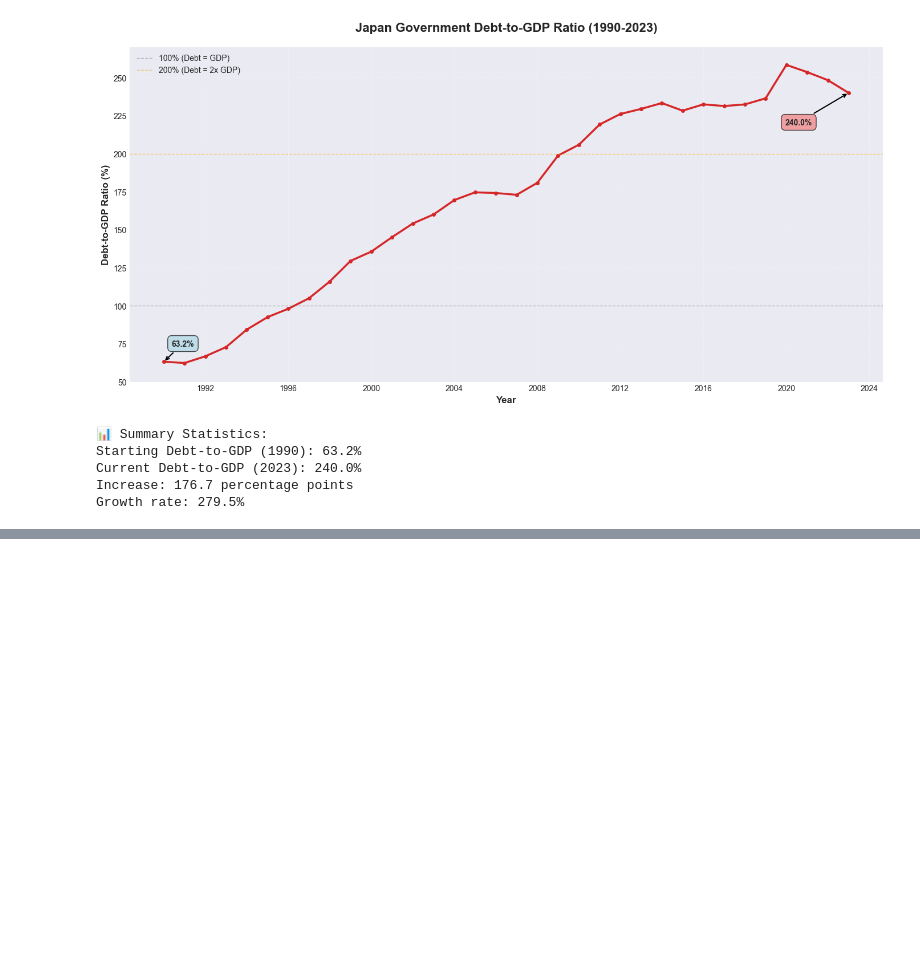
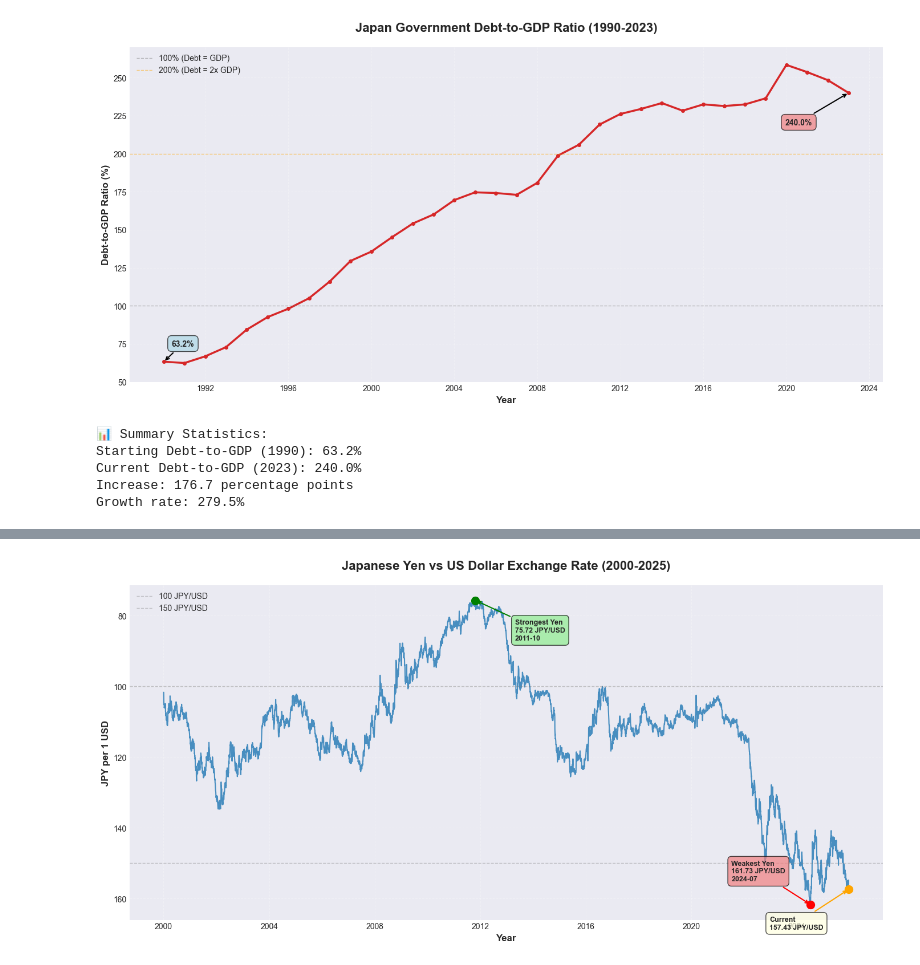
Before and after one commit to alpcakin/substack-japan-debt-analysis, a Jupyter notebook: japan_debt_analysis.ipynb, the cells around one changed output, grey strips where cells are left out. Cells and saved outputs as stored; diff of their text form; code cells hidden in the pictures; blank space fills up the shorter version.

Commit message:
JPY/USD data fetch and plotting the graph

```diff
--- a/japan_debt_analysis.ipynb
+++ b/japan_debt_analysis.ipynb
@@ -181,0 +232,82 @@ Growth rate: 279.5%
+# %%
+
+fig, ax = plt.subplots(figsize=(14, 7))
+
+
+ax.plot(df_jpyusd['date'], df_jpyusd['exchange_rate'],
+        linewidth=1.5, color='#1f77b4', alpha=0.8)
+
+
+ax.set_title('Japanese Yen vs US Dollar Exchange Rate (2000-2025)',
+             fontsize=16, fontweight='bold', pad=20)
+ax.set_xlabel('Year', fontsize=12, fontweight='bold')
+ax.set_ylabel('JPY per 1 USD', fontsize=12, fontweight='bold')
+
+
+ax.grid(True, alpha=0.3, linestyle='--')
+
+
+min_idx = df_jpyusd['exchange_rate'].idxmin()
+max_idx = df_jpyusd['exchange_rate'].idxmax()
+
+
+ax.scatter(df_jpyusd.loc[min_idx, 'date'],
+          df_jpyusd.loc[min_idx, 'exchange_rate'],
+          color='green', s=100, zorder=5)
+ax.annotate(f'Strongest Yen\n{df_jpyusd.loc[min_idx, "exchange_rate"]:.2f} JPY/USD\n{df_jpyusd.loc[min_idx, "date"].strftime("%Y-%m")}',
+            xy=(df_jpyusd.loc[min_idx, 'date'], df_jpyusd.loc[min_idx, 'exchange_rate']),
+            xytext=(50, -50), textcoords='offset points',
+            fontsize=9, fontweight='bold',
+            bbox=dict(boxstyle='round,pad=0.5', facecolor='lightgreen', alpha=0.7),
+            arrowprops=dict(arrowstyle='->', color='green', lw=1.5))
+
+
+ax.scatter(df_jpyusd.loc[max_idx, 'date'],
+          df_jpyusd.loc[max_idx, 'exchange_rate'],
+          color='red', s=100, zorder=5)
+ax.annotate(f'Weakest Yen\n{df_jpyusd.loc[max_idx, "exchange_rate"]:.2f} JPY/USD\n{df_jpyusd.loc[max_idx, "date"].strftime("%Y-%m")}',
+            xy=(df_jpyusd.loc[max_idx, 'date'], df_jpyusd.loc[max_idx, 'exchange_rate']),
+            xytext=(-100, 30), textcoords='offset points',
+            fontsize=9, fontweight='bold',
+            bbox=dict(boxstyle='round,pad=0.5', facecolor='lightcoral', alpha=0.7),
+            arrowprops=dict(arrowstyle='->', color='red', lw=1.5))
+
+
+current_value = df_jpyusd.iloc[-1]['exchange_rate']
+current_date = df_jpyusd.iloc[-1]['date']
+ax.scatter(current_date, current_value, color='orange', s=100, zorder=5)
+ax.annotate(f'Current\n{current_value:.2f} JPY/USD',
+            xy=(current_date, current_value),
+            xytext=(-100, -50), textcoords='offset points',
+            fontsize=9, fontweight='bold',
+            bbox=dict(boxstyle='round,pad=0.5', facecolor='lightyellow', alpha=0.7),
+            arrowprops=dict(arrowstyle='->', color='orange', lw=1.5))
+
+
+ax.axhline(y=100, color='gray', linestyle='--', linewidth=1, alpha=0.4, label='100 JPY/USD')
+ax.axhline(y=150, color='gray', linestyle='--', linewidth=1, alpha=0.4, label='150 JPY/USD')
+
+
+ax.legend(loc='upper left', fontsize=10)
+
+
+ax.invert_yaxis()
+
+
+plt.tight_layout()
+
+
+plt.savefig('jpyusd_exchange_rate.png', dpi=300, bbox_inches='tight')
+print("✓ Chart saved as 'jpyusd_exchange_rate.png'")
+
+plt.show()
+
+
+print("\n📊 JPY/USD Summary:")
+print(f"Starting rate (2000): {df_jpyusd.iloc[0]['exchange_rate']:.2f} JPY/USD")
+print(f"Current rate (2025): {current_value:.2f} JPY/USD")
+print(f"Strongest Yen: {df_jpyusd.loc[min_idx, 'exchange_rate']:.2f} on {df_jpyusd.loc[min_idx, 'date'].strftime('%Y-%m-%d')}")
+print(f"Weakest Yen: {df_jpyusd.loc[max_idx, 'exchange_rate']:.2f} on {df_jpyusd.loc[max_idx, 'date'].strftime('%Y-%m-%d')}")
+print(f"Yen depreciation since 2000: {((current_value / df_jpyusd.iloc[0]['exchange_rate']) - 1) * 100:.1f}%")
+print(f"Yen depreciation from strongest point: {((current_value / df_jpyusd.loc[min_idx, 'exchange_rate']) - 1) * 100:.1f}%")
+# %% [output]
@@ -181,0 +315 @@ Growth rate: 279.5%
+[figure, added]
```
Also changed, not shown: parts of 2 cells of this notebook, 1 other file.
